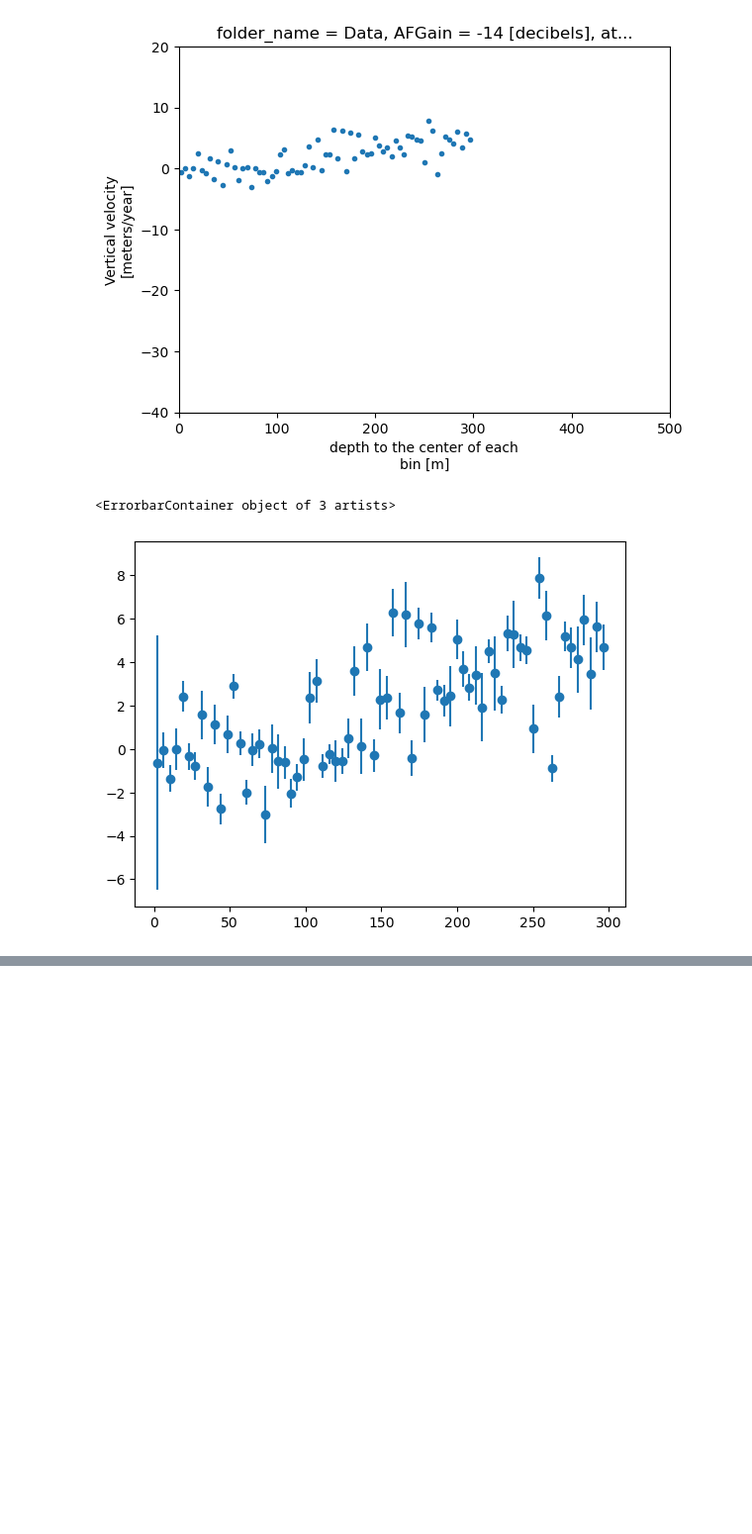
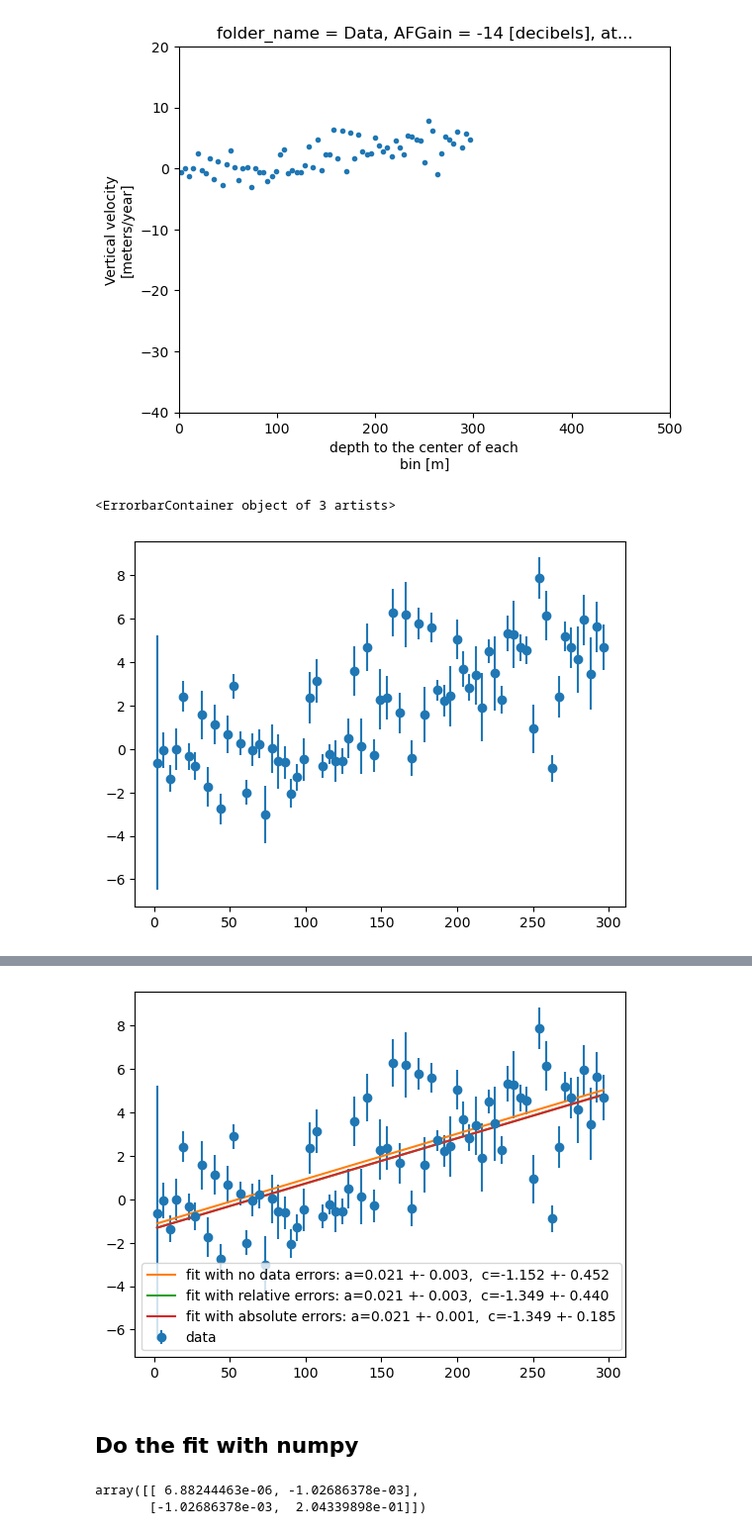
Before and after one commit to ldeo-glaciology/xapres, a Jupyter notebook: notebooks/test_notes/strain_rate_fit_uncertainties.ipynb, the cells around one changed output, grey strips where cells are left out. Shown: that part at 99% size. Saved outputs shown, nothing was run; the diff lists cells and outputs as text; code cells hidden in the pictures; blank space fills up the shorter version.

Commit message:
start testing of weighted fits in NB and in utils.py

```diff
--- a/notebooks/test_notes/strain_rate_fit_uncertainties.ipynb
+++ b/notebooks/test_notes/strain_rate_fit_uncertainties.ipynb
@@ -65,0 +83,5 @@ plt.errorbar(x=xdata, y=ydata, yerr=sigma, marker='o', label='data', linestyle='
+# %%
+import pandas as pd
+no_weights = pd.DataFrame(index=['slope', 'intercept', 'sigma_slope', 'sigma_intercept'], columns=['scipy', 'numpy', 'xarray', 'apply_ufunc'])
+rel_weights = pd.DataFrame(index=['slope', 'intercept', 'sigma_slope', 'sigma_intercept'], columns=['scipy', 'numpy', 'xarray', 'apply_ufunc'])
+abs_weights = pd.DataFrame(index=['slope', 'intercept', 'sigma_slope', 'sigma_intercept'], columns=['scipy', 'numpy', 'xarray', 'apply_ufunc'])
@@ -177,0 +127,40 @@ Data variables:
+# %%
+#popt, pcov = curve_fit(f = func, xdata=xdata, ydata=ydata)
+#popt_sigma, pcov_sigma = curve_fit(f = func, xdata=xdata, ydata=ydata, sigma=sigma, absolute_sigma=False)
+#popt_Abssigma, pcov_Abssigma = curve_fit(f = func, xdata=xdata, ydata=ydata, sigma=sigma, absolute_sigma=True)
+
+
+plt.errorbar(x=xdata, y=ydata, yerr=sigma, marker='o', label='data', linestyle='None')
+
+def param_str(df, method):
+    return f'a={df[method].slope:5.3f} +- {df[method].sigma_slope:5.3f},  c={df[method].intercept:5.3f} +- {df[method].sigma_intercept:5.3f}'
+
+plt.plot(xdata, func(xdata, no_weights.scipy.slope, no_weights.scipy.intercept),
+         label=f"fit with no data errors: {param_str(no_weights, 'scipy')}")
+
+plt.plot(xdata, func(xdata, rel_weights.scipy.slope, rel_weights.scipy.intercept),
+            label=f"fit with relative errors: {param_str(rel_weights, 'scipy')}")
+
+plt.plot(xdata, func(xdata, abs_weights.scipy.slope, abs_weights.scipy.intercept),
+            label=f"fit with absolute errors: {param_str(abs_weights, 'scipy')}")
+#perr = np.sqrt(np.diag(pcov_sigma))
+#plt.plot(xdata, func(xdata, *popt_sigma),
+#         label=f'fit with relative errors: a={popt_sigma[0]:5.3f}+- {perr[0]:5.3f},  c={popt_sigma[1]:5.3f} +- {perr[1]:5.3f}')
+
+#perr = np.sqrt(np.diag(pcov_Abssigma))
+#plt.plot(xdata, func(xdata, *popt_Abssigma),
+#         label=f'fit with absolute errors: a={popt_Abssigma[0]:5.3f} +- {perr[0]:5.3f},  c={popt_Abssigma[1]:5.3f}+- {perr[1]:5.3f}')
+plt.legend();
+# %% [output]
+[figure, added]
+# %% [markdown]
+## Do the fit with numpy
+# %%
+p, residuals, rank, singular_values, rcond = np.polyfit(xdata, ydata, 1, full = True)
+residuals
+
+p, V = np.polyfit(xdata, ydata, 1, cov = True)
+V
+# %% [output]
+array([[ 6.88244463e-06, -1.02686378e-03],
+       [-1.02686378e-03,  2.04339898e-01]])
```
Also changed, not shown: parts of 57 cells of this notebook, 1 other file.
